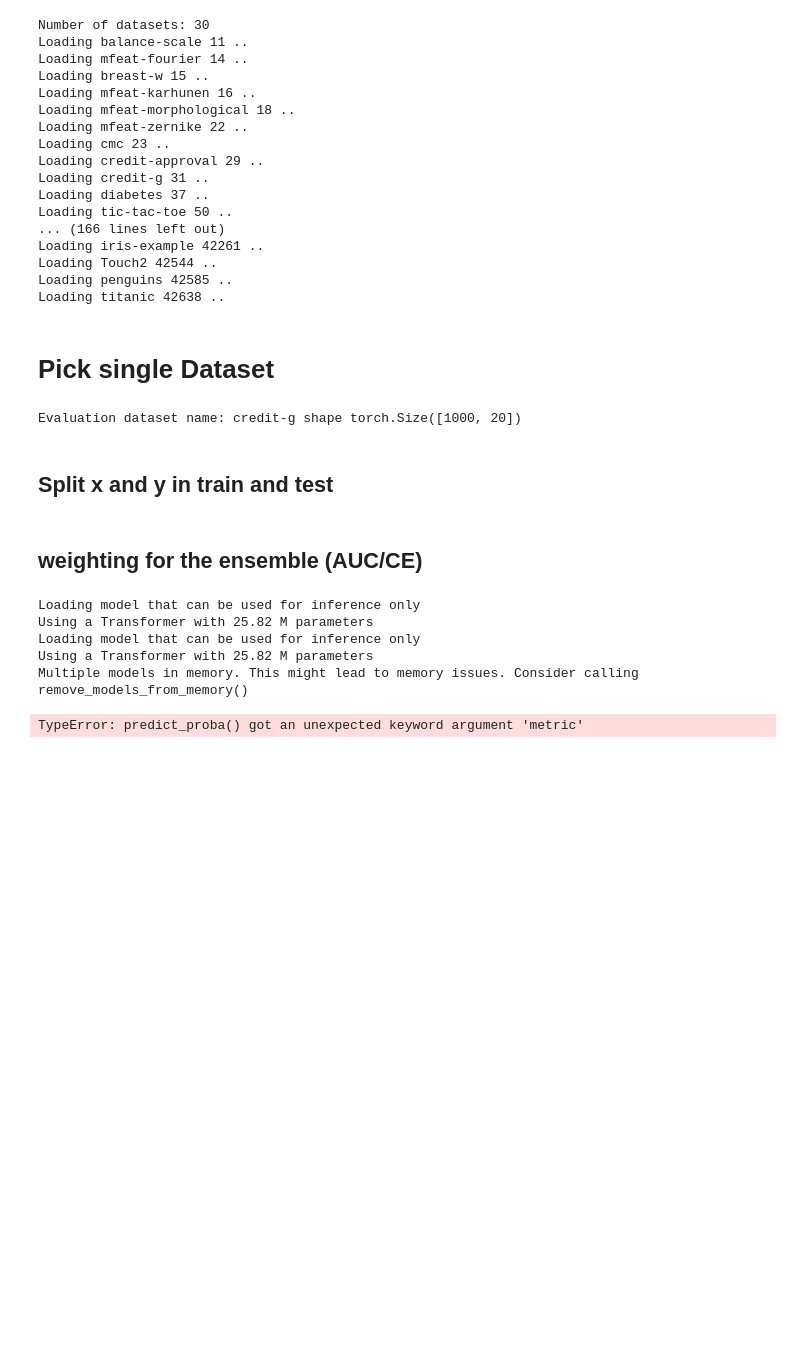
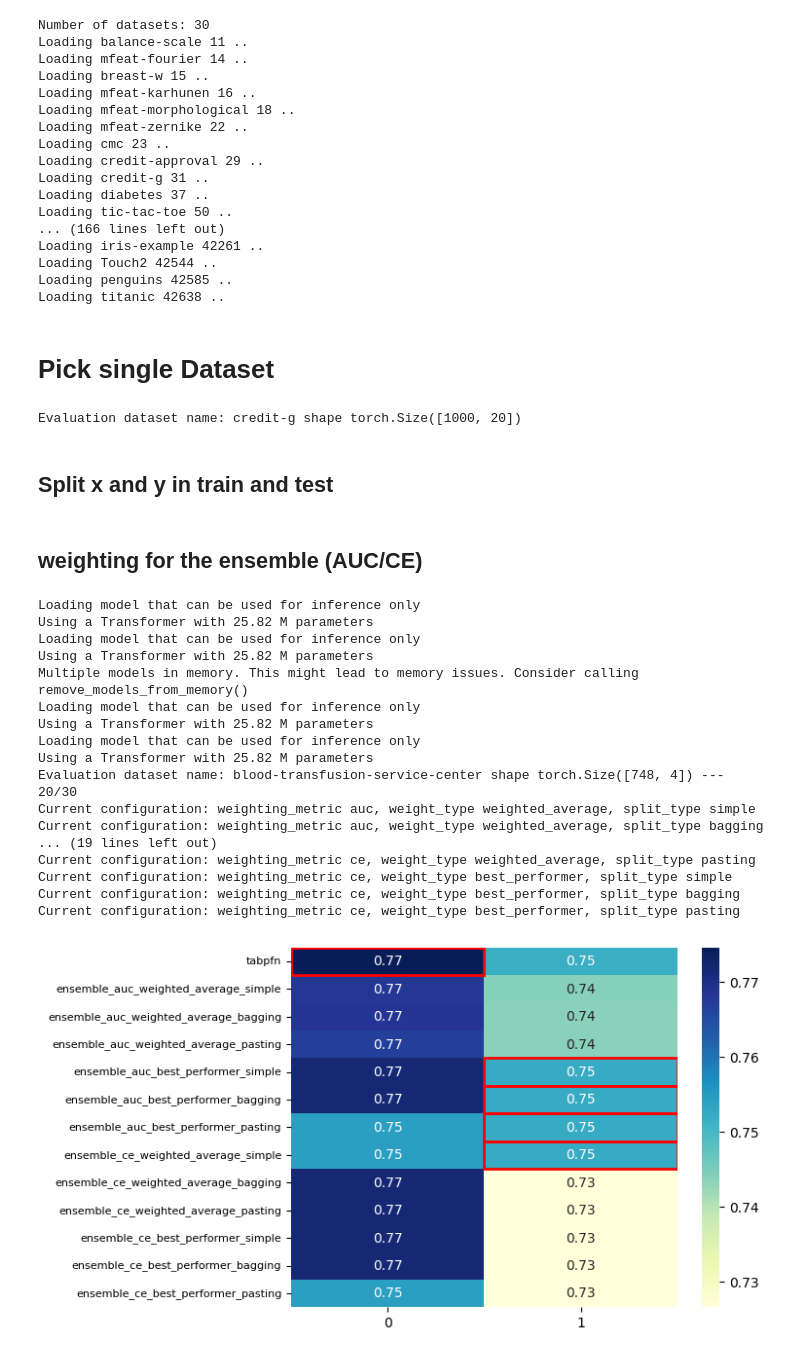
Before and after one commit to PufferFishCode/MSGPFN, a Jupyter notebook: tabpfn/EnsembleTabPfnAUC.ipynb, the cells around one changed output. Cells and saved outputs as stored; diff of their text form; code cells hidden in the pictures; blank space fills up the shorter version.

Commit message:
updated EnsembleTabPFN

```diff
--- a/tabpfn/EnsembleTabPfnAUC.ipynb
+++ b/tabpfn/EnsembleTabPfnAUC.ipynb
@@ -261,28 +256,25 @@ class AccuracyEnsemble:
             prediction__weighted += torch.tensor(prediction_) * self.model_dict[model_index]["weight"]
         return prediction__weighted
 # %%
-model_path = "./models_gp"
-classifier_ensemble = AccuracyEnsemble(eval_positions=eval_position, model_storage_folder=model_path, device=device, verbose=False)
-classifier_ensemble.fit(train_xs, train_ys)
-prediction_ = classifier_ensemble.predict_proba(test_xs, metric="auc",split_type="bagging")
-auc, ce = tabular_metrics.auc_metric(test_ys, prediction_), tabular_metrics.cross_entropy(test_ys, prediction_)
-'AUC', float(auc), 'Cross Entropy', float(ce)
+#model_path = "./models_gp"
+#classifier_ensemble = AccuracyEnsemble(eval_positions=eval_position, model_storage_folder=model_path, device=device, verbose=False)
+#classifier_ensemble.fit(train_xs, train_ys)
+#prediction_ = classifier_ensemble.predict_proba(test_xs, metric="auc",split_type="bagging")
+#auc, ce = tabular_metrics.auc_metric(test_ys, prediction_), tabular_metrics.cross_entropy(test_ys, prediction_)
+#'AUC', float(auc), 'Cross Entropy', float(ce)
-# %% [output]
-Loading model that can be used for inference only
-Using a Transformer with 25.82 M parameters
-Loading model that can be used for inference only
-Using a Transformer with 25.82 M parameters
-Multiple models in memory. This might lead to memory issues. Consider calling remove_models_from_memory()
-TypeError: predict_proba() got an unexpected keyword argument 'metric'
 # %%
 import traceback
 import time
 
-model_paths = ["./models_gp","./models_causal","./temptest"]
+model_paths = ["./models_gp","./models_causal","./baseline"]
 
 
-classifier_ensemble = AccuracyEnsemble(eval_positions=eval_position, model_storage_folders=model_paths, device=device, verbose=False)
-classifier_tabpfn = TabPFNClassifier(device=device, model_string="not found")
+classifier_ensemble = AccuracyEnsemble(eval_positions=eval_position,
+                                       model_storage_folders=model_paths,
+                                       N_ensemble_configurations=5,
+                                       device=device,
+                                       verbose=False)
+classifier_tabpfn = TabPFNClassifier(device=device, model_string="downloaded_tabpfn")
 
 weighting_metrics = ["auc", "ce"]
 weight_types = ["weighted_average", "best_performer"]
@@ -320,16 +312,15 @@ for evaluation_dataset_index in number_iterations:
         results["tabpfn"] = []
     results["tabpfn"].append(auc_tabpfn.item())
 
-    best_ensemble = None
     for weighting_metric in weighting_metrics:
         for weight_type in weight_types:
             for split_type in split_types:
+                print(f"Current configuration: weighting_metric {weighting_metric}, weight_type {weight_type}, split_type {split_type}")
 
                 key_name = f"ensemble_{weighting_metric}_{weight_type}_{split_type}"
                 if key_name not in results:
                     results[key_name] = np.zeros(len(number_iterations))
 
-                print(f"Current configuration: weighting_metric {weighting_metric}, weight_type {weight_type}, split_type {split_type}")
 
                 try:
                     start_time = time.time()
@@ -341,44 +332,56 @@ for evaluation_dataset_index in number_iterations:
                                                                     split_share=0.8)
 
                     # Calculate the elapsed time
                     elapsed_time = time.time() - start_time
                     auc_ensemble, ce_ensemble = tabular_metrics.auc_metric(test_ys, prediction_), tabular_metrics.cross_entropy(test_ys, prediction_)
-                    # print(f"Ensemble AUC: {float(auc_ensemble)} and Cross Entropy: {float(ce_ensemble)}")
 
                     results[key_name][evaluation_dataset_index - start] = auc_ensemble.item()
 
-                    #if best_ensemble == None:
-                    #    best_ensemble = {"name": key_name, "auc": auc_ensemble}
-                    #    print("test")
-                    #
-                    #elif best_ensemble["auc"] < auc_ensemble:
-                    #    best_ensemble = {"name": key_name, "auc": auc_ensemble}
                 except Exception as e:
                     print(e)
                     break
 
-    #if best_ensemble is not None:
-    #    results[best_ensemble["name"]][evaluation_dataset_index - start]= best_ensemble["auc"].item()
-    #best_ensemble = None
+    if classifier_ensemble.mod
 
 
 import seaborn as sns
 import matplotlib.pyplot as plt
 import pandas as pd
 
 
 # Convert the dictionary to a DataFrame
 df = pd.DataFrame.from_dict(results, orient="index")
 
 # Create the heatmap
 ax = sns.heatmap(df, annot=True, fmt=".2f", cmap="YlGnBu")
 ax.set_yticklabels(ax.get_yticklabels(), fontsize=8)
 
-# Find the index of the maximum value in each column
-best_indices = np.argmax(df.values, axis=0)
+# Find the maximum value in each column
+max_values = df.max(axis=0)
 
 # Add markers to highlight the best options
-for col, row in enumerate(best_indices):
-    ax.text(col + 0.5, row + 0.5, '★', color='red', ha='center', va='center')
+for col in range(df.shape[1]):
+    highest_indices = np.where(df.iloc[:, col] == max_values[col])[0]
+    for row in highest_indices:
+        ax.add_patch(plt.Rectangle((col, row), 1, 1, fill=False, edgecolor='red', lw=2))
 
 plt.show()  # Show the plot
+# %% [output]
+Loading model that can be used for inference only
+Using a Transformer with 25.82 M parameters
+Loading model that can be used for inference only
+Using a Transformer with 25.82 M parameters
+Multiple models in memory. This might lead to memory issues. Consider calling remove_models_from_memory()
+Loading model that can be used for inference only
+Using a Transformer with 25.82 M parameters
+Loading model that can be used for inference only
+Using a Transformer with 25.82 M parameters
+Evaluation dataset name: blood-transfusion-service-center shape torch.Size([748, 4]) --- 20/30
+Current configuration: weighting_metric auc, weight_type weighted_average, split_type simple
+Current configuration: weighting_metric auc, weight_type weighted_average, split_type bagging
+... (19 lines left out)
+Current configuration: weighting_metric ce, weight_type weighted_average, split_type pasting
+Current configuration: weighting_metric ce, weight_type best_performer, split_type simple
+Current configuration: weighting_metric ce, weight_type best_performer, split_type bagging
+Current configuration: weighting_metric ce, weight_type best_performer, split_type pasting
+[figure, added]
```
Also changed, not shown: parts of 1 cell of this notebook, 1 other file.
